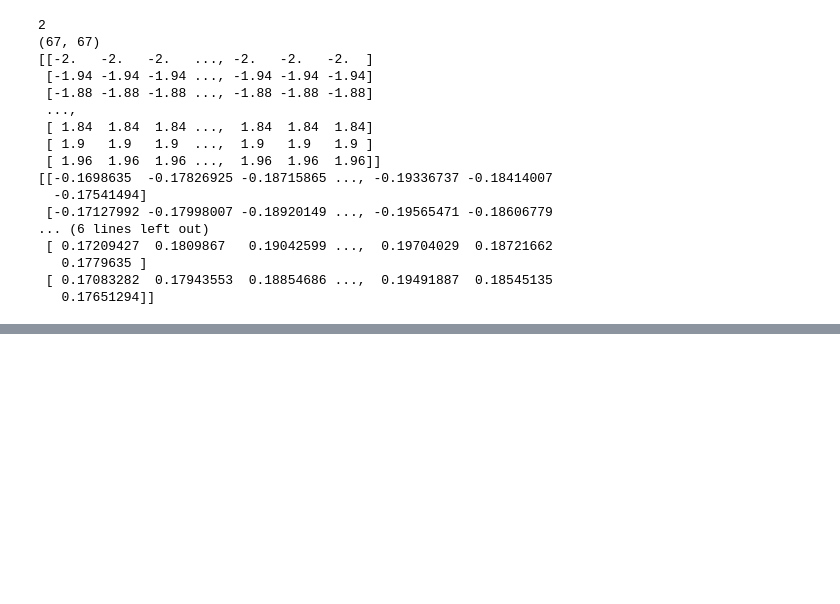
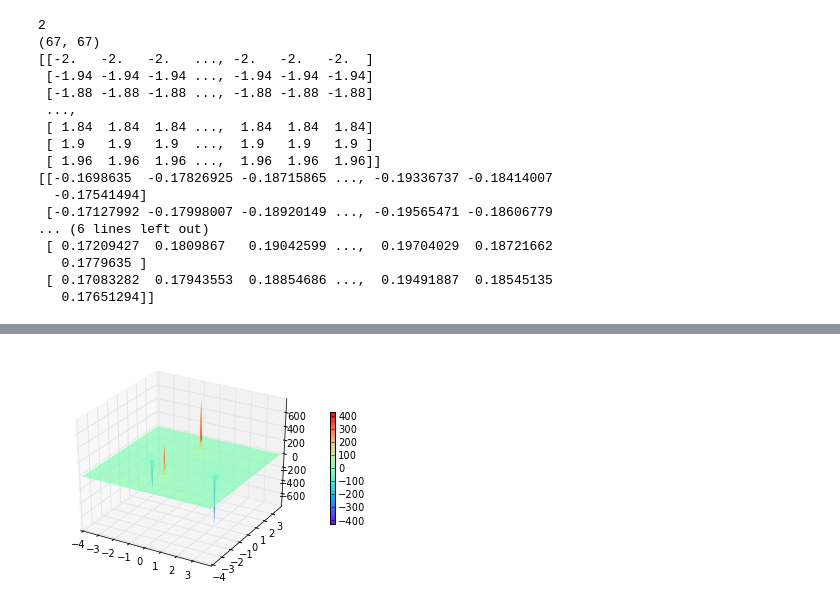
Before and after one commit to jdfreder/MCG, a Jupyter notebook: Week4/TuesdayNotes.ipynb, the cells around one changed output, grey strips where cells are left out. Saved outputs shown, nothing was run; the diff lists cells and outputs as text; code cells hidden in the pictures; blank space fills up the shorter version.

```diff
--- a/Week4/TuesdayNotes.ipynb
+++ b/Week4/TuesdayNotes.ipynb
@@ -67,0 +84,20 @@ plot_surface(self, X, Y, Z, *args, **kwargs) unbound mpl_toolkits.mplot3d.axes3d
+# %%
+dx=.042
+dy=.042
+x=arange(-4.,4.,dx)
+y=arange(-4.,4.,dy)
+
+X,Y=meshgrid(x,y)
+k=8.987551787*10**9 #Nm^2/C^2
+q=1*10**-9 #Coulombs
+d=2 #Meters
+V=(k*q/(X**2+(Y-d)**2)**(1/2.))+(k*q/(X**2+(Y+d)**2)**(1/2.))-(k*q/((X+d)**2+Y**2)**(1/2.))-(k*q/((X-d)**2+Y**2)**(1/2.))
+from mpl_toolkits.mplot3d import Axes3D
+fig=figure()
+ax=fig.gca(projection='3d')
+p=ax.plot_surface(X,Y,V,rstride=1,cstride=1,linewidth=0,cmap=cm.rainbow)
+#help(Axes3D.plot_surface)
+#help(figure)
+cb=fig.colorbar(p,shrink=.5)
+# %% [output]
+[figure, added]
```
Also changed, not shown: parts of 6 cells of this notebook.
